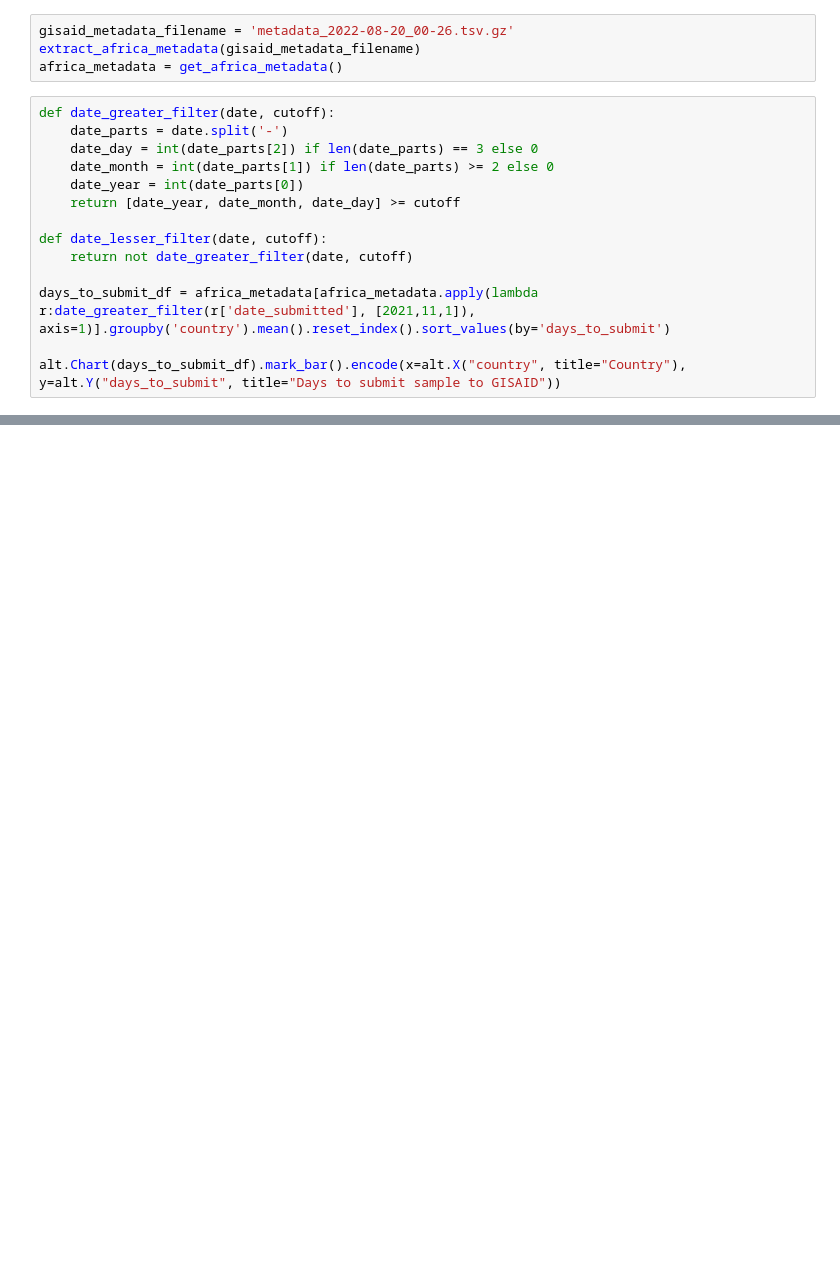
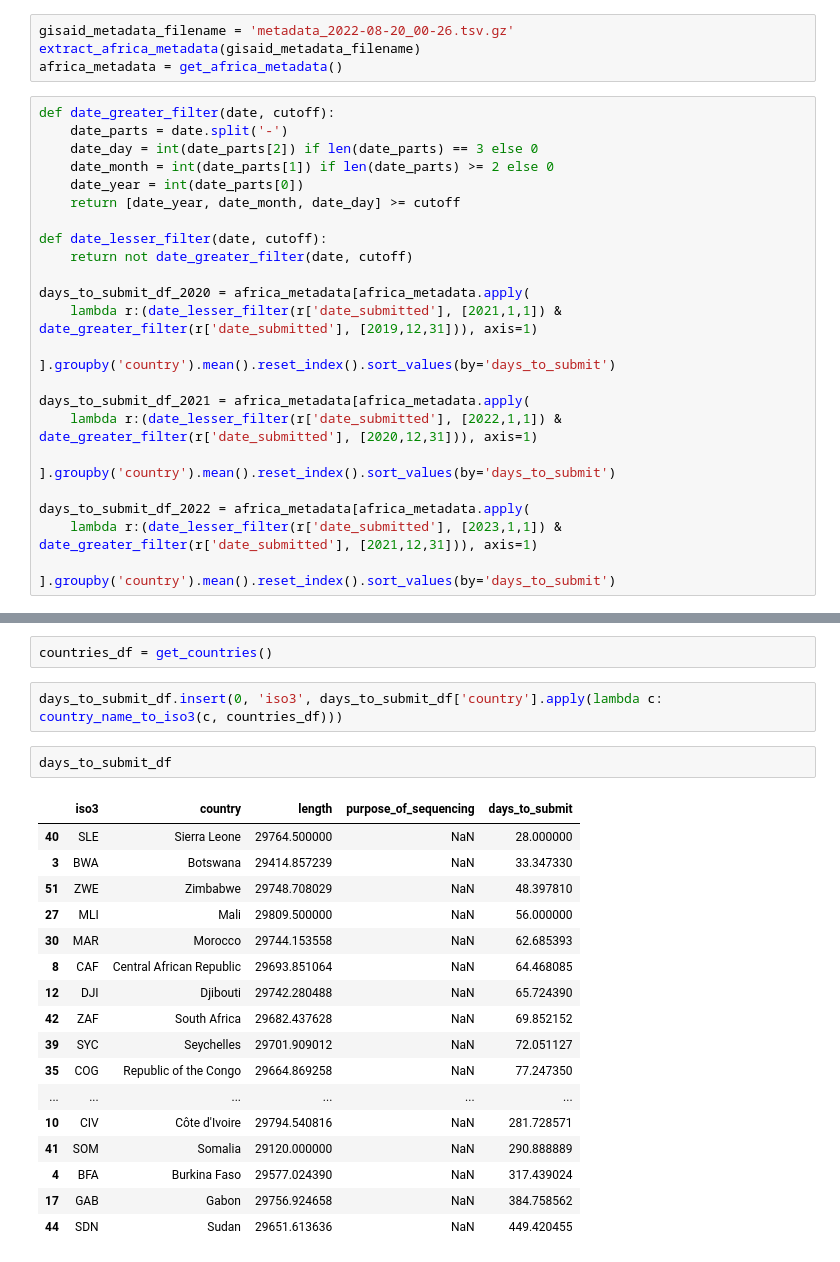
Before and after one commit to pvanheus/GISAID_processing, a Jupyter notebook: compute_days_to_submit.ipynb, the cells around one changed output, grey strips where cells are left out. Cells and saved outputs as stored; diff of their text form; blank space fills up the shorter version.

Commit message:
Update days to submit calculations

```diff
--- a/compute_days_to_submit.ipynb
+++ b/compute_days_to_submit.ipynb
@@ -18,6 +18,14 @@ def date_greater_filter(date, cutoff):
 def date_lesser_filter(date, cutoff):
     return not date_greater_filter(date, cutoff)
 
-days_to_submit_df = africa_metadata[africa_metadata.apply(lambda r:date_greater_filter(r['date_submitted'], [2021,11,1]), axis=1)].groupby('country').mean().reset_index().sort_values(by='days_to_submit')
+days_to_submit_df_2020 = africa_metadata[africa_metadata.apply(
+    lambda r:(date_lesser_filter(r['date_submitted'], [2021,1,1]) & date_greater_filter(r['date_submitted'], [2019,12,31])), axis=1)
+                                   ].groupby('country').mean().reset_index().sort_values(by='days_to_submit')
 
-alt.Chart(days_to_submit_df).mark_bar().encode(x=alt.X("country", title="Country"), y=alt.Y("days_to_submit", title="Days to submit sample to GISAID"))
+days_to_submit_df_2021 = africa_metadata[africa_metadata.apply(
+    lambda r:(date_lesser_filter(r['date_submitted'], [2022,1,1]) & date_greater_filter(r['date_submitted'], [2020,12,31])), axis=1)
+                                   ].groupby('country').mean().reset_index().sort_values(by='days_to_submit')
+
+days_to_submit_df_2022 = africa_metadata[africa_metadata.apply(
+    lambda r:(date_lesser_filter(r['date_submitted'], [2023,1,1]) & date_greater_filter(r['date_submitted'], [2021,12,31])), axis=1)
+                                   ].groupby('country').mean().reset_index().sort_values(by='days_to_submit')
@@ -37,0 +87,24 @@ days_to_submit_df.days_to_submit.median()
+# %%
+countries_df = get_countries()
+# %%
+days_to_submit_df.insert(0, 'iso3', days_to_submit_df['country'].apply(lambda c: country_name_to_iso3(c, countries_df)))
+# %%
+days_to_submit_df
+# %% [output]
+|  | iso3 | country | length | purpose_of_sequencing | days_to_submit |
+| 40 | SLE | Sierra Leone | 29764.500000 | NaN | 28.000000 |
+| 3 | BWA | Botswana | 29414.857239 | NaN | 33.347330 |
+| 51 | ZWE | Zimbabwe | 29748.708029 | NaN | 48.397810 |
+| 27 | MLI | Mali | 29809.500000 | NaN | 56.000000 |
+| 30 | MAR | Morocco | 29744.153558 | NaN | 62.685393 |
+| 8 | CAF | Central African Republic | 29693.851064 | NaN | 64.468085 |
+| 12 | DJI | Djibouti | 29742.280488 | NaN | 65.724390 |
+| 42 | ZAF | South Africa | 29682.437628 | NaN | 69.852152 |
+| 39 | SYC | Seychelles | 29701.909012 | NaN | 72.051127 |
+| 35 | COG | Republic of the Congo | 29664.869258 | NaN | 77.247350 |
+| ... | ... | ... | ... | ... | ... |
+| 10 | CIV | Côte d'Ivoire | 29794.540816 | NaN | 281.728571 |
+| 41 | SOM | Somalia | 29120.000000 | NaN | 290.888889 |
+| 4 | BFA | Burkina Faso | 29577.024390 | NaN | 317.439024 |
+| 17 | GAB | Gabon | 29756.924658 | NaN | 384.758562 |
+| 44 | SDN | Sudan | 29651.613636 | NaN | 449.420455 |
```
Also changed, not shown: parts of 9 cells of this notebook, 2 other files.
